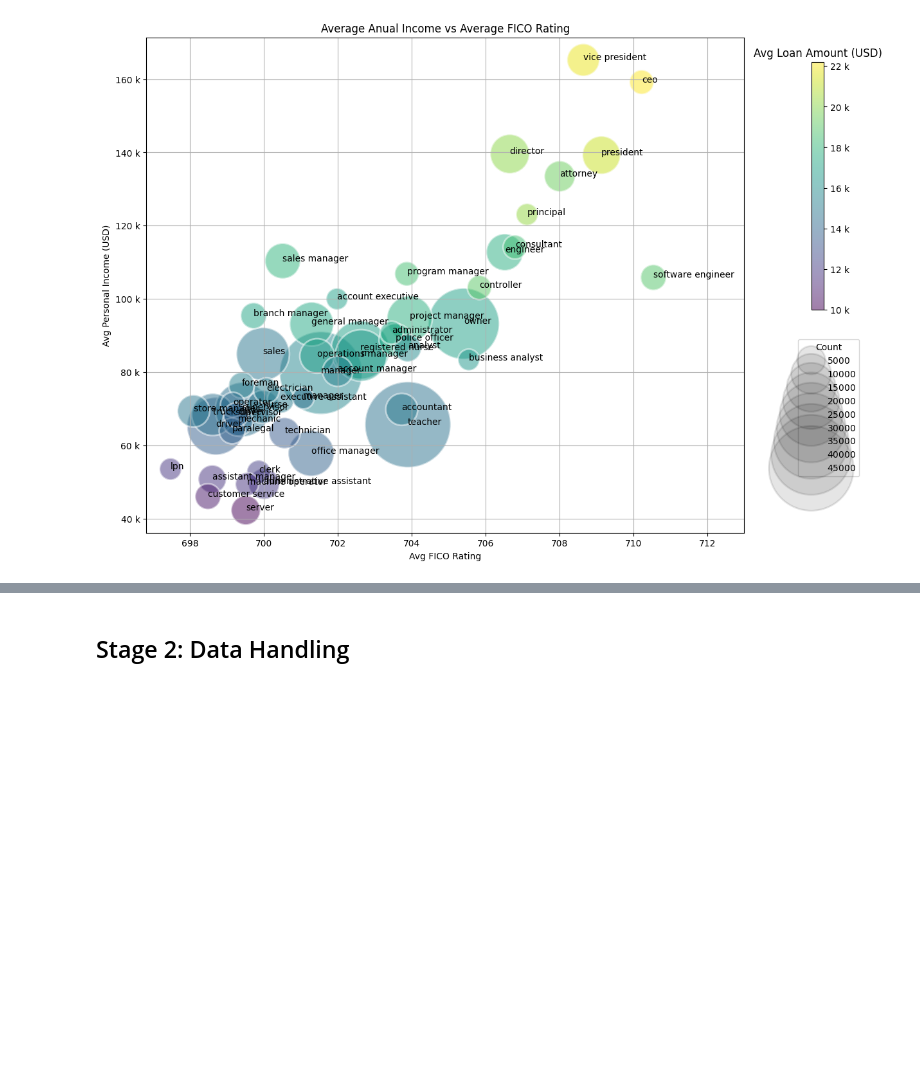
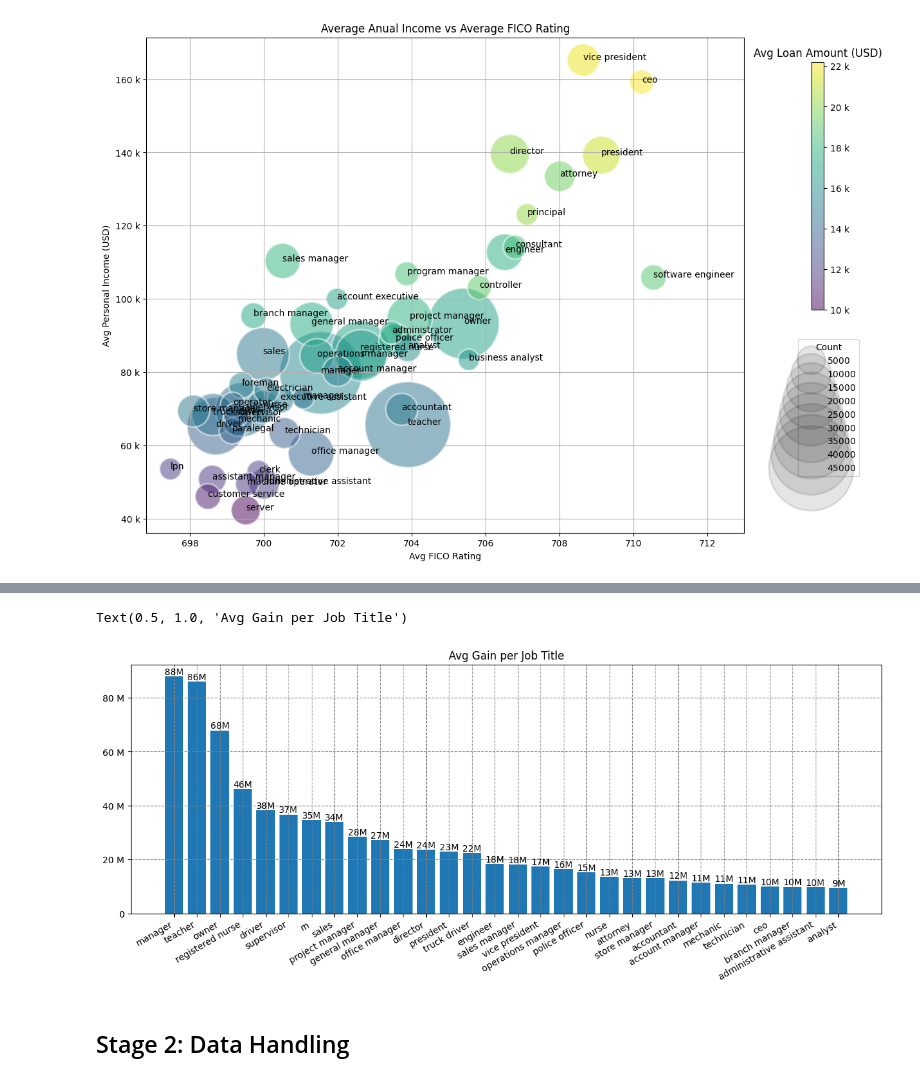
Before and after one commit to cmherrera/portfolio, a Jupyter notebook: assets/projects/Financial_Analysis/Financial_Analysis.ipynb, the cells around one changed output, grey strips where cells are left out. Cells and saved outputs as stored; diff of their text form; code cells hidden in the pictures; blank space fills up the shorter version.

```diff
--- a/assets/projects/Financial_Analysis/Financial_Analysis.ipynb
+++ b/assets/projects/Financial_Analysis/Financial_Analysis.ipynb
@@ -457,3 +457,12 @@ for i, txt in enumerate(bubble_df.emp_title):
 plt.show()
 # %% [output]
 [figure]
+# %%
+grouped_bar_data = Dataset_NotNull_Col[["int_rate","loan_amnt","emp_title"]].dropna()
+grouped_bar_data.loc[:, ("emp_title")] = grouped_bar_data["emp_title"].apply(lambda x: str(x).lower())
+grouped_bar_data = grouped_bar_data.groupby('emp_title').agg({"emp_title":'size', 'int_rate':'mean', "loan_amnt":"mean"}).rename(columns={'emp_title':'count'})
+grouped_bar_data['int_rate'] = grouped_bar_data['int_rate'] / 100
+grouped_bar_data['Avg_gain'] = grouped_bar_data['int_rate'] * grouped_bar_data['loan_amnt'] * grouped_bar_data['count']
+grouped_bar_data = grouped_bar_data.sort_values(by=["Avg_gain"], ascending=False)
+grouped_bar_data = grouped_bar_data.reset_index()
+print(grouped_bar_data.head(20))
@@ -460,3 +487,32 @@ plt.show()
+# %%
+fig, ax = plt.subplots(figsize=(15, 5))
+max_bar = 30
+keys_list = grouped_bar_data['emp_title'].to_list()
+#keys_list = [str(x) for x in keys_list]
+keys_list = keys_list[:min(max_bar, len(keys_list))]
+
+#dict = {i: Dataset_NotNull_Col.value_counts('grade').to_dict()[i] for i in keys_list}
+val_list = list(grouped_bar_data['Avg_gain'])
+val_list = val_list[:min(max_bar, len(val_list))]
+barplot = plt.bar(keys_list, val_list)
+
+bars = ax.patches
+labels = val_list
+for bar, label in zip(bars, labels):
+    height = bar.get_height()
+    label = str(round(label/1000000))+'M'
+    ax.text(bar.get_x() + bar.get_width() / 2, height+0.01, label, ha='center', va='bottom')
+
+
+formatter0 = EngFormatter(unit='')
+ax.yaxis.set_major_formatter(formatter0)
+
+ax.grid(color='gray', linestyle='dashed')
+plt.xticks(rotation=30, ha='right')
+plt.title('Avg Gain per Job Title')
+# %% [output]
+Text(0.5, 1.0, 'Avg Gain per Job Title')
+[figure, added]
 # %% [markdown]
 ## Stage 2: Data Handling
 # %% [markdown]
```
Also changed, not shown: parts of 3 cells of this notebook.
